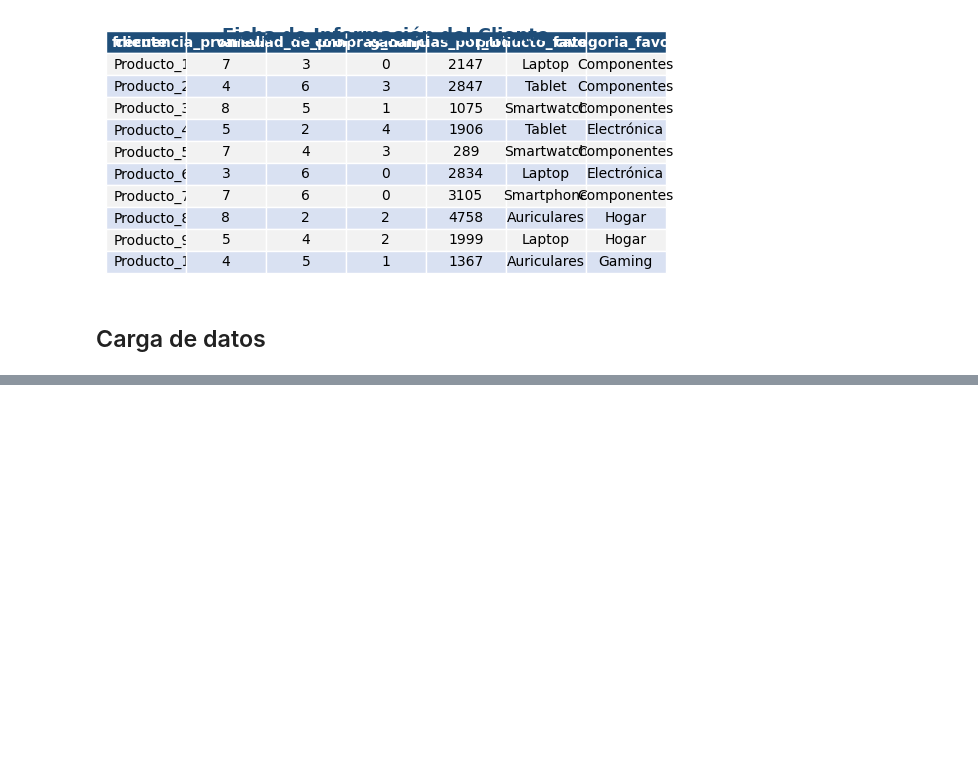
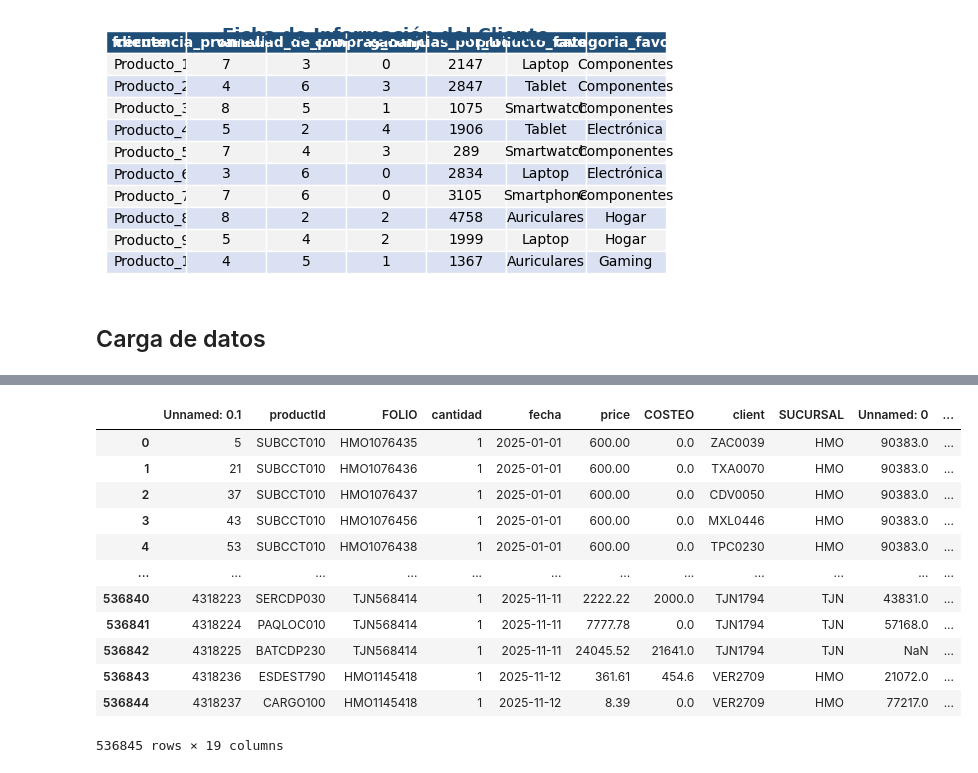
Before and after one commit to fdcir3tt/ct_dashboard, a Jupyter notebook: mock_up.ipynb, the cells around one changed output, grey strips where cells are left out. Cells and saved outputs as stored; diff of their text form; code cells hidden in the pictures; blank space fills up the shorter version.

```diff
--- a/mock_up.ipynb
+++ b/mock_up.ipynb
@@ -540,0 +589,17 @@ dataframes["branches"].to_csv("data/almacen.csv")
+# %%
+df = pd.read_csv("data/processed.csv")
+df
+# %% [output]
+|  | Unnamed: 0.1 | productId | FOLIO | cantidad | fecha | price | COSTEO | client | SUCURSAL | Unnamed: 0 | ... |
+| 0 | 5 | SUBCCT010 | HMO1076435 | 1 | 2025-01-01 | 600.00 | 0.0 | ZAC0039 | HMO | 90383.0 | ... |
+| 1 | 21 | SUBCCT010 | HMO1076436 | 1 | 2025-01-01 | 600.00 | 0.0 | TXA0070 | HMO | 90383.0 | ... |
+| 2 | 37 | SUBCCT010 | HMO1076437 | 1 | 2025-01-01 | 600.00 | 0.0 | CDV0050 | HMO | 90383.0 | ... |
+| 3 | 43 | SUBCCT010 | HMO1076456 | 1 | 2025-01-01 | 600.00 | 0.0 | MXL0446 | HMO | 90383.0 | ... |
+| 4 | 53 | SUBCCT010 | HMO1076438 | 1 | 2025-01-01 | 600.00 | 0.0 | TPC0230 | HMO | 90383.0 | ... |
+| ... | ... | ... | ... | ... | ... | ... | ... | ... | ... | ... | ... |
+| 536840 | 4318223 | SERCDP030 | TJN568414 | 1 | 2025-11-11 | 2222.22 | 2000.0 | TJN1794 | TJN | 43831.0 | ... |
+| 536841 | 4318224 | PAQLOC010 | TJN568414 | 1 | 2025-11-11 | 7777.78 | 0.0 | TJN1794 | TJN | 57168.0 | ... |
+| 536842 | 4318225 | BATCDP230 | TJN568414 | 1 | 2025-11-11 | 24045.52 | 21641.0 | TJN1794 | TJN | NaN | ... |
+| 536843 | 4318236 | ESDEST790 | HMO1145418 | 1 | 2025-11-12 | 361.61 | 454.6 | VER2709 | HMO | 21072.0 | ... |
+| 536844 | 4318237 | CARGO100 | HMO1145418 | 1 | 2025-11-12 | 8.39 | 0.0 | VER2709 | HMO | 77217.0 | ... |
+536845 rows × 19 columns
```
Also changed, not shown: parts of 16 cells of this notebook, 7 other files.
